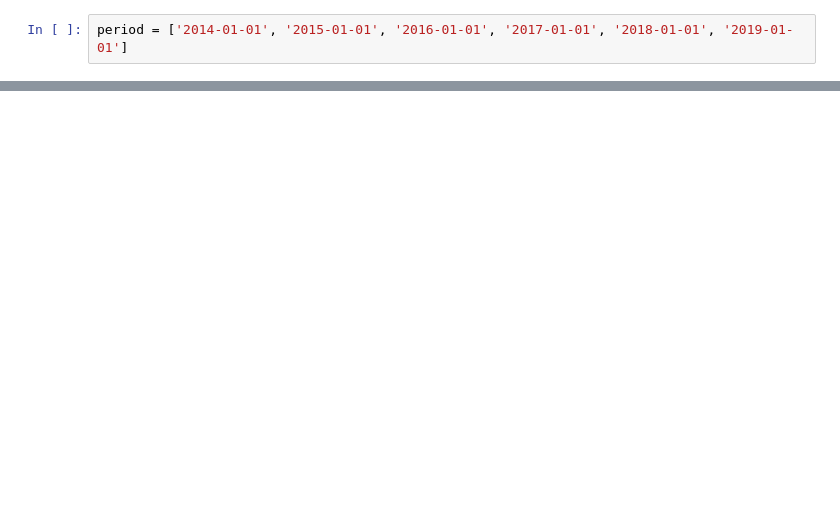
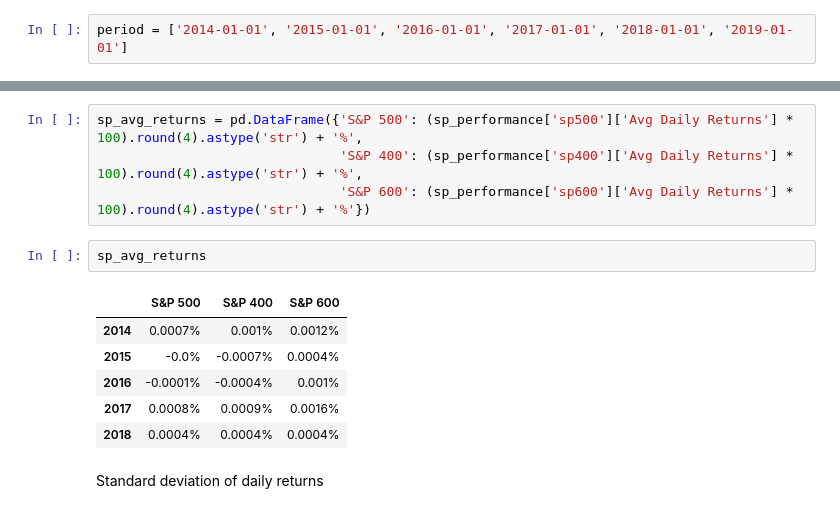
Before and after one commit to DinodC/backtesting-mean-reverting-strategy, a Jupyter notebook: 03_backtesting_trading_strategy.ipynb, the cells around one changed output, grey strips where cells are left out. Drawn from its saved outputs; the diff is of its cells as text; blank space fills up the shorter version.

```diff
--- a/03_backtesting_trading_strategy.ipynb
+++ b/03_backtesting_trading_strategy.ipynb
@@ -231,0 +204,15 @@ performance
+# %%
+sp_avg_returns = pd.DataFrame({'S&P 500': (sp_performance['sp500']['Avg Daily Returns'] * 100).round(4).astype('str') + '%',
+                               'S&P 400': (sp_performance['sp400']['Avg Daily Returns'] * 100).round(4).astype('str') + '%',
+                               'S&P 600': (sp_performance['sp600']['Avg Daily Returns'] * 100).round(4).astype('str') + '%'})
+# %%
+sp_avg_returns
+# %% [output]
+|  | S&P 500 | S&P 400 | S&P 600 |
+| 2014 | 0.0007% | 0.001% | 0.0012% |
+| 2015 | -0.0% | -0.0007% | 0.0004% |
+| 2016 | -0.0001% | -0.0004% | 0.001% |
+| 2017 | 0.0008% | 0.0009% | 0.0016% |
+| 2018 | 0.0004% | 0.0004% | 0.0004% |
+# %% [markdown]
+Standard deviation of daily returns
```
Also changed, not shown: parts of 87 cells of this notebook, 1 other file.
